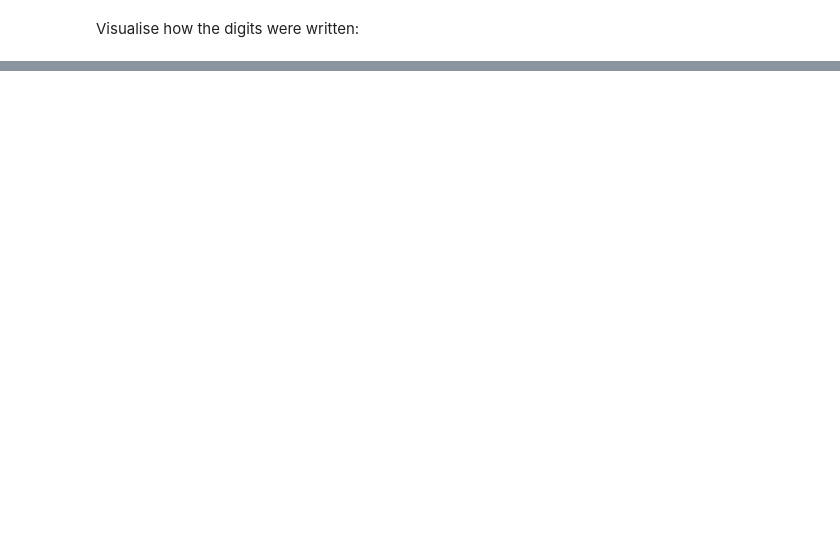
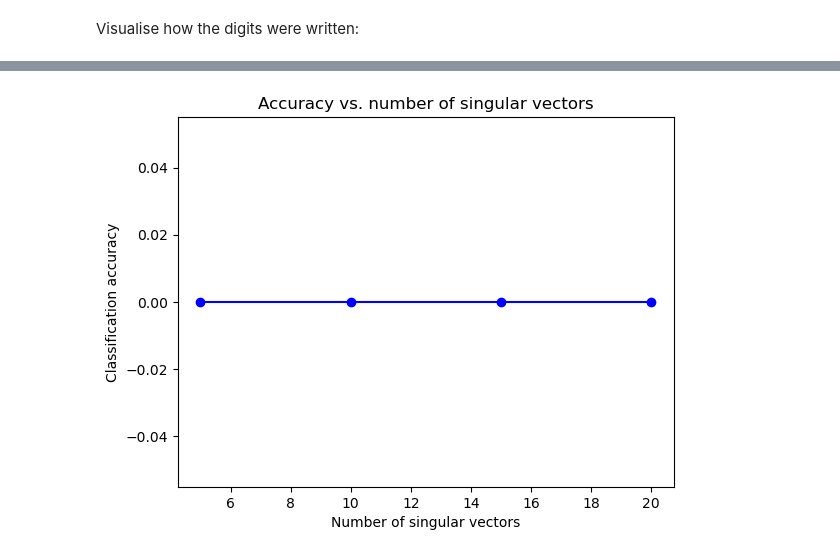
Before and after one commit to zeealhelfie/Math425-Final-Project, a Jupyter notebook: section#3/classifications.ipynb, the cells around one changed output, grey strips where cells are left out. Drawn from its saved outputs; the diff is of its cells as text; code cells hidden in the pictures; blank space fills up the shorter version.

```diff
--- a/section#3/classifications.ipynb
+++ b/section#3/classifications.ipynb
@@ -202,0 +173,30 @@ plt.show()
+# %%
+import numpy as np
+import matplotlib.pyplot as plt
+
+# Load the data and compute the SVD
+# ...
+
+# Set up the range of values for k
+ks = [5, 10, 15, 20]
+
+# Initialize an array to store the accuracy for each value of k
+accuracies = np.zeros(len(ks))
+
+# Compute the accuracy for each value of k
+for i, k in enumerate(ks):
+    # Classify each test image using k singular vectors
+    # ...
+
+    # Compute the overall accuracy for this value of k
+    accuracy = np.sum(accuracies) / np.sum(counts)
+    accuracies[i] = accuracy
+
+# Plot the results
+plt.plot(ks, accuracies, 'bo-')
+plt.xlabel('Number of singular vectors')
+plt.ylabel('Classification accuracy')
+plt.title('Accuracy vs. number of singular vectors')
+plt.show()
+# %% [output]
+[figure, added]
```
Also changed, not shown: parts of 23 cells of this notebook.
